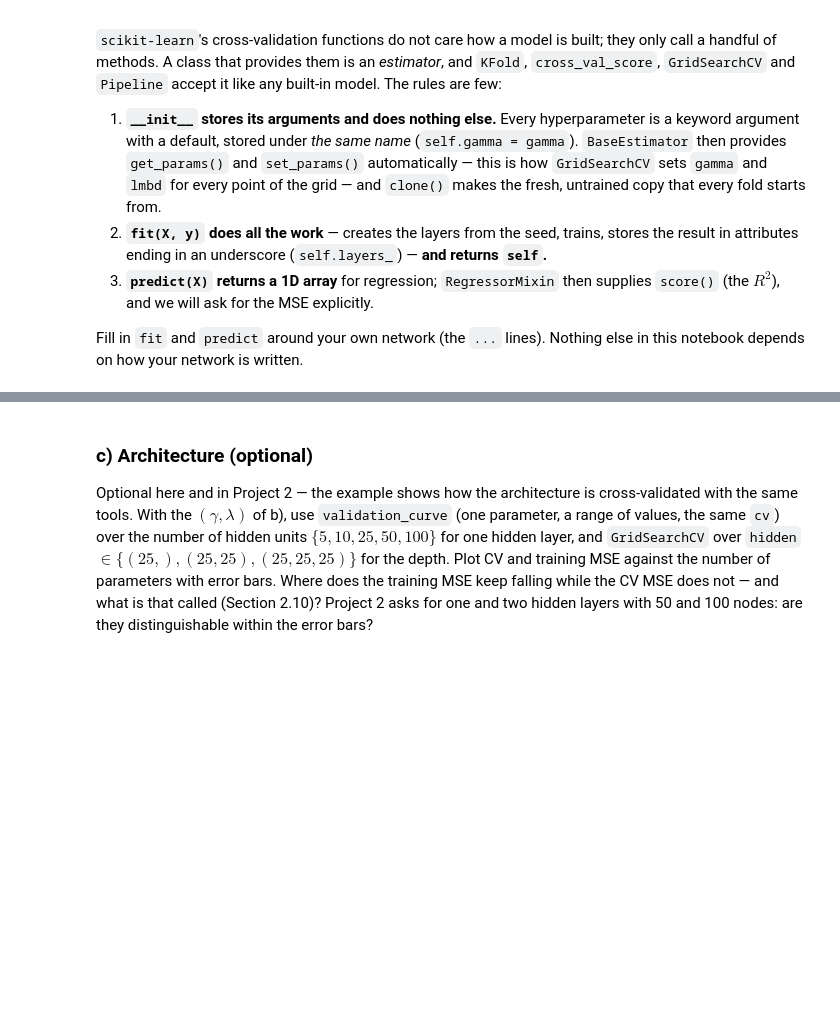
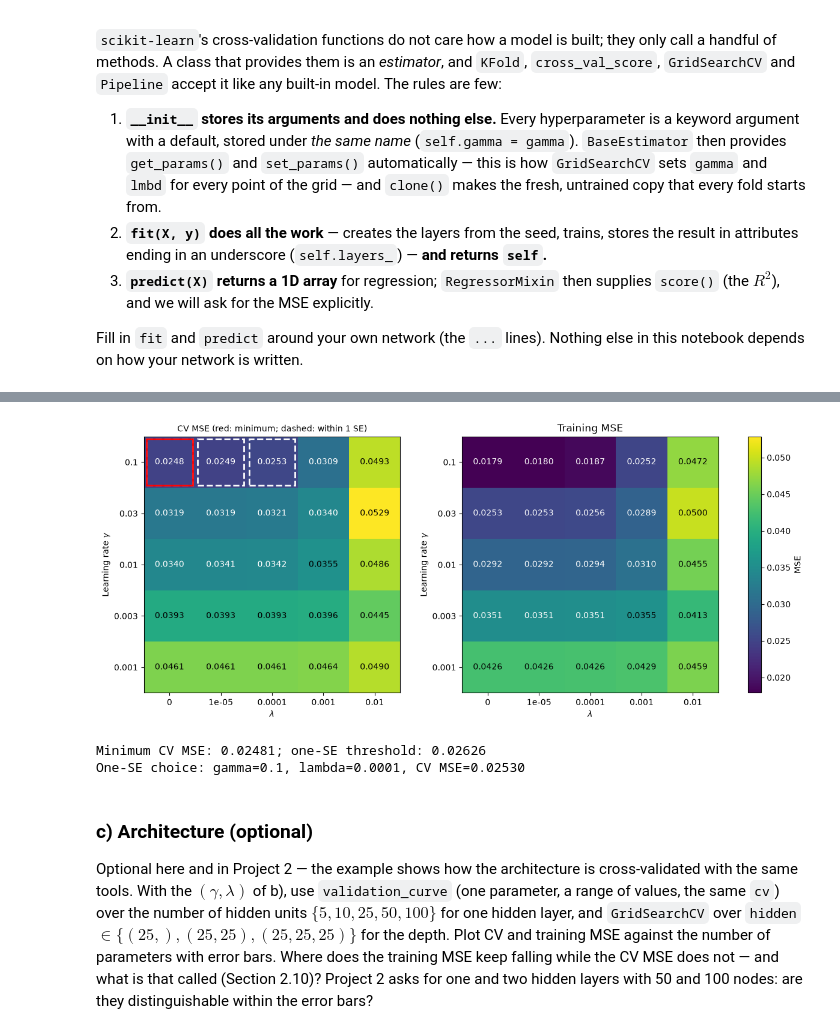
Before and after one commit to Timholmen96/MachineLearningUiO, a Jupyter notebook: doc/WeeklyMaterial/week44/exercisesweek44.ipynb, the cells around one changed output, grey strips where cells are left out. Cells and saved outputs as stored; diff of their text form; code cells hidden in the pictures; blank space fills up the shorter version.

```diff
--- a/doc/WeeklyMaterial/week44/exercisesweek44.ipynb
+++ b/doc/WeeklyMaterial/week44/exercisesweek44.ipynb
@@ -379,11 +396,16 @@ def softmax(z):
     e = np.exp(z - np.max(z, axis=1, keepdims=True))
     return e / np.sum(e, axis=1, keepdims=True)
 
+def mse(predict, target):
+    return jnp.mean((predict - target) ** 2)
+def mse_der(predict, target): # Derivative of cost function
+    return 2*(predict - target)/predict.size # Mean brings a factor of 1/N, derivative brings factor 2
 
 
 ACTIVATIONS = {"sigmoid": (sigmoid, sigmoid_prime),
                "relu": (relu, relu_prime),
                "identity": (identity, identity_prime)}
 
+print(ACTIVATIONS["sigmoid"][1])
 """OUTPUT = {"mse": identity, "binary": sigmoid, "softmax": softmax} # Denne er unødvendig enn så lenge
 da Neuralnetwork bruker mse"""
@@ -520,7 +653,5 @@ them.
 # %%
 cv = KFold(n_splits=5, shuffle=True, random_state=2026)
 net = make_pipeline(StandardScaler(), NeuralNetRegressor(hidden=(50,), gamma=0.03, epochs=1000))
-# scores = -cross_val_score(net, X, y, cv=cv, scoring="neg_mean_squared_error")
-# print(f"5-fold CV MSE {scores.mean():.4f} +/- {scores.std(ddof=1) / np.sqrt(len(scores)):.4f} (folds: {scores})")
-# res = cross_validate(net, X, y, cv=cv, scoring="neg_mean_squared_error", return_train_score=True)
-...
+scores = -cross_val_score(net, X, y, cv=cv, scoring="neg_mean_squared_error")
+res = cross_validate(net, X, y, cv=cv, scoring="neg_mean_squared_error", return_train_score=True)
@@ -548,10 +698,7 @@ that `scikit-learn` reports negative MSEs; flip the sign.
 # %%
 param_grid = {"neuralnetregressor__gamma": [0.001, 0.003, 0.01, 0.03, 0.1],
               "neuralnetregressor__lmbd": [0.0, 1e-5, 1e-4, 1e-3, 1e-2]}
-# search = GridSearchCV(net, param_grid, cv=cv, scoring="neg_mean_squared_error", return_train_score=True, n_jobs=-1)
-# search.fit(X, y)
-# results = search.cv_results_          # a dict of arrays, one entry per grid point
-# mse = -results["mean_test_score"].reshape(5, 5)
-# se = results["std_test_score"].reshape(5, 5) / np.sqrt(cv.get_n_splits() - 1)
-...
+search = GridSearchCV(net, param_grid, cv=cv, scoring="neg_mean_squared_error", return_train_score=True, n_jobs=-1)
+search.fit(X, y)
+# 9m 9.8s
 # %% [output]
@@ -559,3 +747,57 @@ Ellipsis
+# %%
+# LLM Assisted(Substantial): Heat maps from the existing GridSearchCV results.
+results = search.cv_results_
+gammas = search.param_grid["neuralnetregressor__gamma"]
+lambdas = search.param_grid["neuralnetregressor__lmbd"]
+shape = (len(gammas), len(lambdas))
+
+cv_mse_grid = -results["mean_test_score"].reshape(shape)
+train_mse_grid = -results["mean_train_score"].reshape(shape)
+cv_se_grid = results["std_test_score"].reshape(shape) / np.sqrt(search.n_splits_ - 1)
+
+best_cell = np.unravel_index(np.argmin(cv_mse_grid), shape)
+threshold = cv_mse_grid[best_cell] + cv_se_grid[best_cell]
+within_one_se = cv_mse_grid <= threshold
+
+fig, axes = plt.subplots(1, 2, figsize=(12, 5), constrained_layout=True)
+vmin = min(cv_mse_grid.min(), train_mse_grid.min())
+vmax = max(cv_mse_grid.max(), train_mse_grid.max())
+
+for ax, values, title in zip(axes, [cv_mse_grid, train_mse_grid],
+                             ["CV MSE", "Training MSE"]):
+    im = ax.imshow(values, origin="lower", cmap="viridis", vmin=vmin, vmax=vmax)
+    ax.set_xticks(range(len(lambdas)), [f"{value:g}" for value in lambdas])
+    ax.set_yticks(range(len(gammas)), [f"{value:g}" for value in gammas])
+    ax.set_xlabel(r"$\lambda$")
+    ax.set_ylabel(r"Learning rate $\gamma$")
+    ax.set_title(title)
+    for (row, col), value in np.ndenumerate(values):
+        color = "white" if value < (vmin + vmax) / 2 else "black"
+        ax.text(col, row, f"{value:.4f}", ha="center", va="center", color=color)
+
+# Dashed white boxes: within one SE of the minimum. Red box: the minimum.
+for row, col in np.argwhere(within_one_se):
+    axes[0].add_patch(plt.Rectangle((col - 0.45, row - 0.45), 0.9, 0.9,
+                                   fill=False, edgecolor="white", linestyle="--", linewidth=2))
+row, col = best_cell
+axes[0].add_patch(plt.Rectangle((col - 0.45, row - 0.45), 0.9, 0.9,
+                               fill=False, edgecolor="red", linewidth=2))
+axes[0].set_title("CV MSE (red: minimum; dashed: within 1 SE)", fontsize=10)
+fig.colorbar(im, ax=axes, label="MSE")
+plt.show()
+
+# One-SE rule: strongest regularization; break ties using the lowest CV MSE.
+chosen_row, chosen_col = min(
+    map(tuple, np.argwhere(within_one_se)),
+    key=lambda cell: (-lambdas[cell[1]], cv_mse_grid[cell]),
+)
+print(f"Minimum CV MSE: {cv_mse_grid[best_cell]:.5f}; one-SE threshold: {threshold:.5f}")
+print(f"One-SE choice: gamma={gammas[chosen_row]:g}, lambda={lambdas[chosen_col]:g}, "
+      f"CV MSE={cv_mse_grid[chosen_row, chosen_col]:.5f}")
+# %% [output]
+[figure, added]
+Minimum CV MSE: 0.02481; one-SE threshold: 0.02626
+One-SE choice: gamma=0.1, lambda=0.0001, CV MSE=0.02530
 # %% [markdown]
 ### c) Architecture (optional)
 
```
Also changed, not shown: parts of 19 cells of this notebook, 1 other file.
